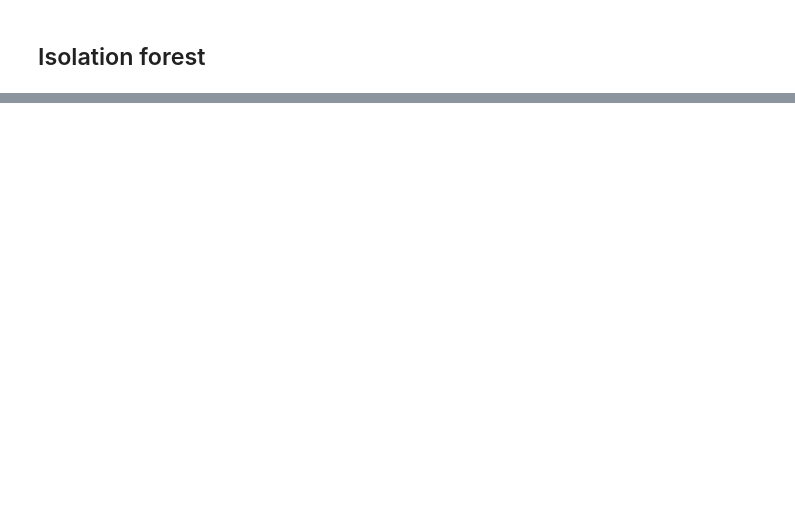
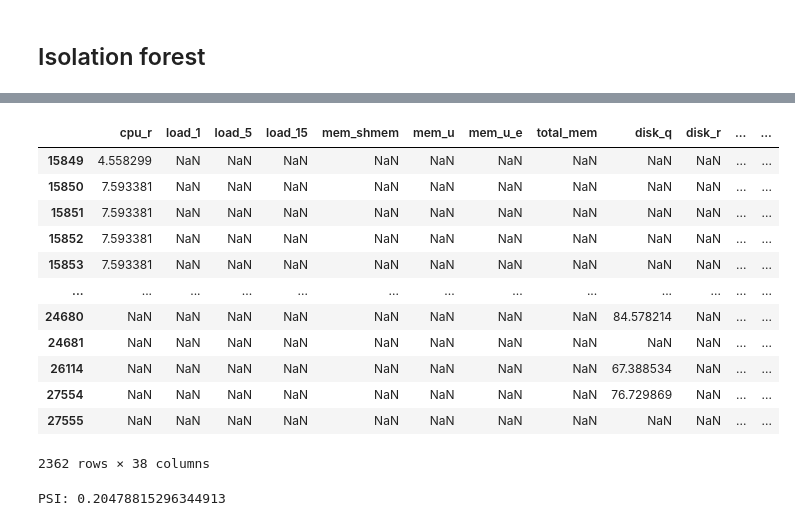
Before and after one commit to haiduongnguyen/Opstimus, a Jupyter notebook: experiments/exp02_SMD/run_exp02.ipynb, the cells around one changed output, grey strips where cells are left out. Drawn from its saved outputs; the diff is of its cells as text; code cells hidden in the pictures; blank space fills up the shorter version.

```diff
--- a/experiments/exp02_SMD/run_exp02.ipynb
+++ b/experiments/exp02_SMD/run_exp02.ipynb
@@ -163,11 +183,12 @@ AUC-ROC of local outlier factor:  0.9006921636126735
 isolation_forest = IsolationForestDetector(contamination=0.01, random_state=42)
 
 # vi isolation forest la model unsupervised, nen ta fit method tren test data
-isolation_forest.fit(training_data)
-# isolation_forest.fit(test_data)
+isolation_forest.fit(training_data_numpy)
+# isolation_forest.fit(test_data_numpy) --- IGNORE ---
+# isolation_forest.fit(test_data) --- IGNORE ---
 
-isolation_forest_scores = isolation_forest.score(test_data)
-isolation_forest_predictions = isolation_forest.predict(test_data)
+isolation_forest_scores = isolation_forest.score(test_data_numpy)
+isolation_forest_predictions = isolation_forest.predict(test_data_numpy)
 
 print("Isolation Forest Scores: ", isolation_forest_scores[:5])
 print("Isolation Forest Predictions: ", isolation_forest_predictions[:5])
@@ -226,0 +258,5 @@ AUC-ROC of isolation forest:  0.8226006225600049
+# %%
+mean_values = training_data.mean()
+std_values = training_data.std()
+
+mean_values
@@ -226,0 +265,14 @@ AUC-ROC of isolation forest:  0.8226006225600049
+# %%
+lof_predictions
+
+test_label
+
+lof_tp_data = test_data[(lof_predictions == 1) & (test_label[0] == 1)]
+lof_tn_data = test_data[(lof_predictions == 0) & (test_label[0] == 0)]
+lof_fp_data = test_data[(lof_predictions == 1) & (test_label[0] == 0)]
+lof_fn_data = test_data[(lof_predictions == 0) & (test_label[0] == 1)]
+
+print("True Positives: ", len(lof_tp_data))
+print("True Negatives: ", len(lof_tn_data))
+print("False Positives: ", len(lof_fp_data))
+print("False Negatives: ", len(lof_fn_data))
@@ -226,0 +284,11 @@ AUC-ROC of isolation forest:  0.8226006225600049
+# %%
+# calculate feature deviation for true positives
+lof_tp_deviation = (lof_tp_data - mean_values) / std_values
+
+lof_tp_deviation.head(2)
+
+print("Feature has >= 3 std from mean in true positives: ",
+      lof_tp_deviation[lof_tp_deviation.abs() >= 3].shape[0])
+
+print("Feature has >= 5 std from mean in true positives: ",
+      lof_tp_deviation[lof_tp_deviation.abs() >= 5].shape[0])
@@ -226,0 +313,16 @@ AUC-ROC of isolation forest:  0.8226006225600049
+# %%
+lof_tp_deviation[lof_tp_deviation.abs() >= 3]
+# %% [output]
+|  | cpu_r | load_1 | load_5 | load_15 | mem_shmem | mem_u | mem_u_e | total_mem | disk_q | disk_r | ... | ... |
+| 15849 | 4.558299 | NaN | NaN | NaN | NaN | NaN | NaN | NaN | NaN | NaN | ... | ... |
+| 15850 | 7.593381 | NaN | NaN | NaN | NaN | NaN | NaN | NaN | NaN | NaN | ... | ... |
+| 15851 | 7.593381 | NaN | NaN | NaN | NaN | NaN | NaN | NaN | NaN | NaN | ... | ... |
+| 15852 | 7.593381 | NaN | NaN | NaN | NaN | NaN | NaN | NaN | NaN | NaN | ... | ... |
+| 15853 | 7.593381 | NaN | NaN | NaN | NaN | NaN | NaN | NaN | NaN | NaN | ... | ... |
+| ... | ... | ... | ... | ... | ... | ... | ... | ... | ... | ... | ... | ... |
+| 24680 | NaN | NaN | NaN | NaN | NaN | NaN | NaN | NaN | 84.578214 | NaN | ... | ... |
+| 24681 | NaN | NaN | NaN | NaN | NaN | NaN | NaN | NaN | NaN | NaN | ... | ... |
+| 26114 | NaN | NaN | NaN | NaN | NaN | NaN | NaN | NaN | 67.388534 | NaN | ... | ... |
+| 27554 | NaN | NaN | NaN | NaN | NaN | NaN | NaN | NaN | 76.729869 | NaN | ... | ... |
+| 27555 | NaN | NaN | NaN | NaN | NaN | NaN | NaN | NaN | NaN | NaN | ... | ... |
+2362 rows × 38 columns
@@ -226,0 +353,9 @@ AUC-ROC of isolation forest:  0.8226006225600049
+# %%
+train_data = np.random.normal(0, 1, 1000)
+prod_data = np.random.normal(0.5, 1.2, 1000)
+
+psi_value = calculate_psi(train_data, prod_data)
+
+print("PSI:", psi_value)
+# %% [output]
+PSI: 0.20478815296344913
```
Also changed, not shown: parts of 16 cells of this notebook.
